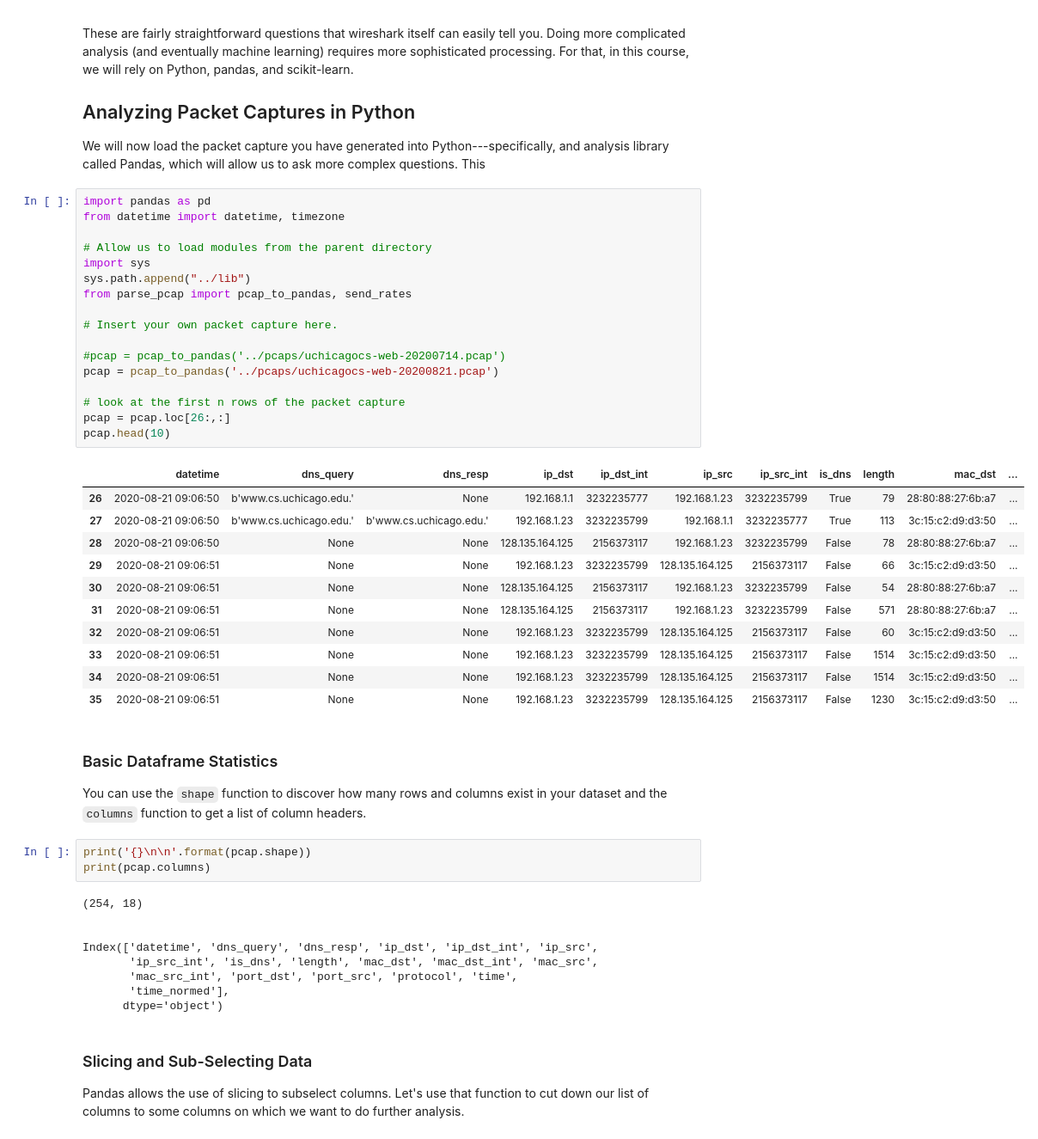
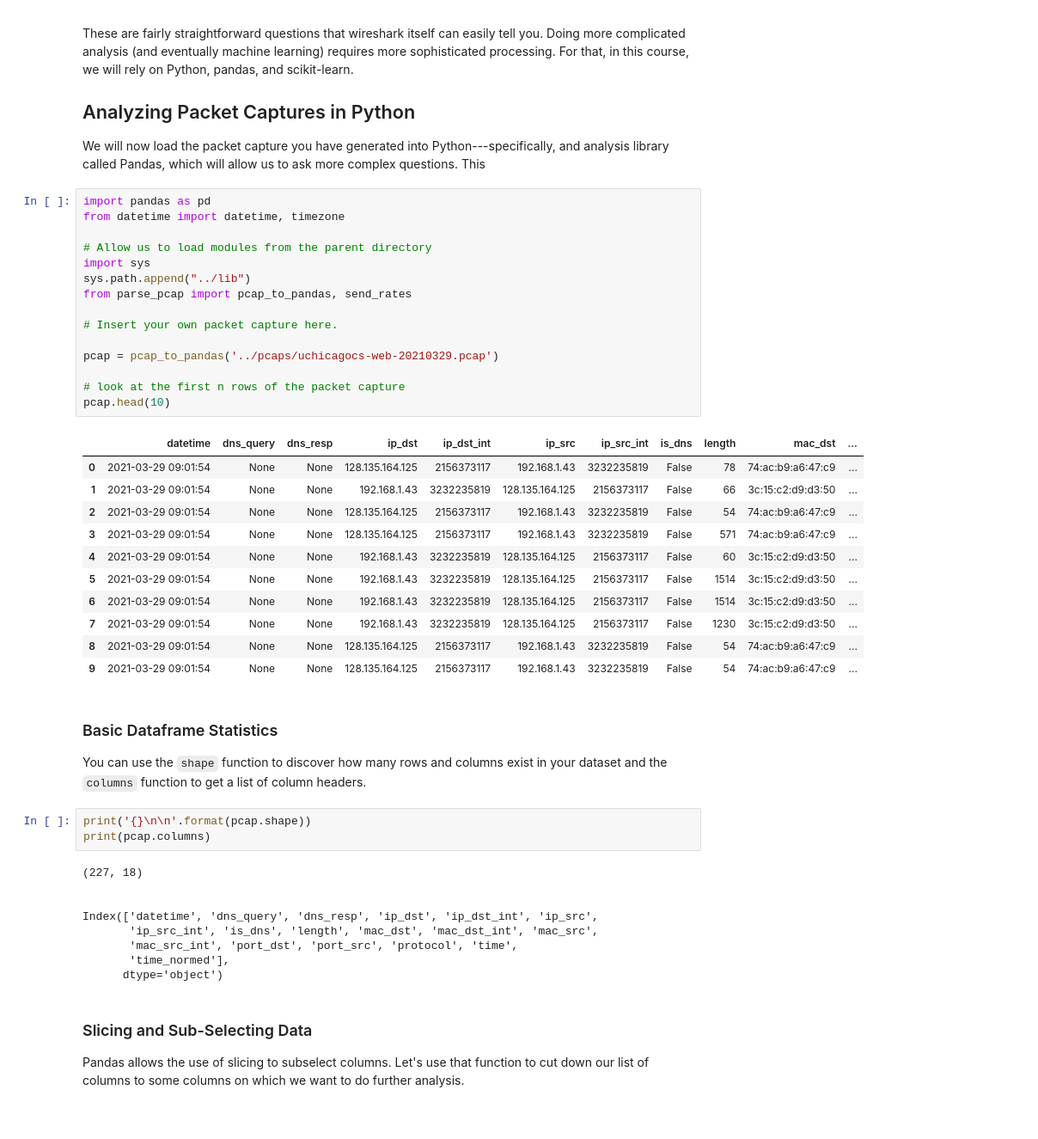
Before and after one commit to noise-lab/ML-Cybersecurity, a Jupyter notebook: module-2/notebooks/2.1-Packet Capture Analysis.ipynb, the cells around one changed output. Shown at 86% size. Drawn from its saved outputs; the diff is of its cells as text.

```diff
--- a/module-2/notebooks/2.1-Packet Capture Analysis.ipynb
+++ b/module-2/notebooks/2.1-Packet Capture Analysis.ipynb
@@ -32,32 +32,30 @@ We will now load the packet capture you have generated into Python---specificall
 # %%
 import pandas as pd
 from datetime import datetime, timezone
 
 # Allow us to load modules from the parent directory
 import sys
 sys.path.append("../lib")
 from parse_pcap import pcap_to_pandas, send_rates
 
 # Insert your own packet capture here.
 
-#pcap = pcap_to_pandas('../pcaps/uchicagocs-web-20200714.pcap')
-pcap = pcap_to_pandas('../pcaps/uchicagocs-web-20200821.pcap')
+pcap = pcap_to_pandas('../pcaps/uchicagocs-web-20210329.pcap')
 
 # look at the first n rows of the packet capture
-pcap = pcap.loc[26:,:]
 pcap.head(10)
 # %% [output]
 |  | datetime | dns_query | dns_resp | ip_dst | ip_dst_int | ip_src | ip_src_int | is_dns | length | mac_dst | ... |
-| 26 | 2020-08-21 09:06:50 | b'www.cs.uchicago.edu.' | None | 192.168.1.1 | 3232235777 | 192.168.1.23 | 3232235799 | True | 79 | 28:80:88:27:6b:a7 | ... |
-| 27 | 2020-08-21 09:06:50 | b'www.cs.uchicago.edu.' | b'www.cs.uchicago.edu.' | 192.168.1.23 | 3232235799 | 192.168.1.1 | 3232235777 | True | 113 | 3c:15:c2:d9:d3:50 | ... |
-| 28 | 2020-08-21 09:06:50 | None | None | 128.135.164.125 | 2156373117 | 192.168.1.23 | 3232235799 | False | 78 | 28:80:88:27:6b:a7 | ... |
-| 29 | 2020-08-21 09:06:51 | None | None | 192.168.1.23 | 3232235799 | 128.135.164.125 | 2156373117 | False | 66 | 3c:15:c2:d9:d3:50 | ... |
-| 30 | 2020-08-21 09:06:51 | None | None | 128.135.164.125 | 2156373117 | 192.168.1.23 | 3232235799 | False | 54 | 28:80:88:27:6b:a7 | ... |
-| 31 | 2020-08-21 09:06:51 | None | None | 128.135.164.125 | 2156373117 | 192.168.1.23 | 3232235799 | False | 571 | 28:80:88:27:6b:a7 | ... |
-| 32 | 2020-08-21 09:06:51 | None | None | 192.168.1.23 | 3232235799 | 128.135.164.125 | 2156373117 | False | 60 | 3c:15:c2:d9:d3:50 | ... |
-| 33 | 2020-08-21 09:06:51 | None | None | 192.168.1.23 | 3232235799 | 128.135.164.125 | 2156373117 | False | 1514 | 3c:15:c2:d9:d3:50 | ... |
-| 34 | 2020-08-21 09:06:51 | None | None | 192.168.1.23 | 3232235799 | 128.135.164.125 | 2156373117 | False | 1514 | 3c:15:c2:d9:d3:50 | ... |
-| 35 | 2020-08-21 09:06:51 | None | None | 192.168.1.23 | 3232235799 | 128.135.164.125 | 2156373117 | False | 1230 | 3c:15:c2:d9:d3:50 | ... |
+| 0 | 2021-03-29 09:01:54 | None | None | 128.135.164.125 | 2156373117 | 192.168.1.43 | 3232235819 | False | 78 | 74:ac:b9:a6:47:c9 | ... |
+| 1 | 2021-03-29 09:01:54 | None | None | 192.168.1.43 | 3232235819 | 128.135.164.125 | 2156373117 | False | 66 | 3c:15:c2:d9:d3:50 | ... |
+| 2 | 2021-03-29 09:01:54 | None | None | 128.135.164.125 | 2156373117 | 192.168.1.43 | 3232235819 | False | 54 | 74:ac:b9:a6:47:c9 | ... |
+| 3 | 2021-03-29 09:01:54 | None | None | 128.135.164.125 | 2156373117 | 192.168.1.43 | 3232235819 | False | 571 | 74:ac:b9:a6:47:c9 | ... |
+| 4 | 2021-03-29 09:01:54 | None | None | 192.168.1.43 | 3232235819 | 128.135.164.125 | 2156373117 | False | 60 | 3c:15:c2:d9:d3:50 | ... |
+| 5 | 2021-03-29 09:01:54 | None | None | 192.168.1.43 | 3232235819 | 128.135.164.125 | 2156373117 | False | 1514 | 3c:15:c2:d9:d3:50 | ... |
+| 6 | 2021-03-29 09:01:54 | None | None | 192.168.1.43 | 3232235819 | 128.135.164.125 | 2156373117 | False | 1514 | 3c:15:c2:d9:d3:50 | ... |
+| 7 | 2021-03-29 09:01:54 | None | None | 192.168.1.43 | 3232235819 | 128.135.164.125 | 2156373117 | False | 1230 | 3c:15:c2:d9:d3:50 | ... |
+| 8 | 2021-03-29 09:01:54 | None | None | 128.135.164.125 | 2156373117 | 192.168.1.43 | 3232235819 | False | 54 | 74:ac:b9:a6:47:c9 | ... |
+| 9 | 2021-03-29 09:01:54 | None | None | 128.135.164.125 | 2156373117 | 192.168.1.43 | 3232235819 | False | 54 | 74:ac:b9:a6:47:c9 | ... |
 # %% [markdown]
 ### Basic Dataframe Statistics
 
@@ -66,7 +64,7 @@ You can use the `shape` function to discover how many rows and columns exist in
 print('{}\n\n'.format(pcap.shape))
 print(pcap.columns)
 # %% [output]
-(254, 18)
+(227, 18)
 
 
 Index(['datetime', 'dns_query', 'dns_resp', 'ip_dst', 'ip_dst_int', 'ip_src',
```
Also changed, not shown: parts of 8 cells of this notebook, 3 other files.
